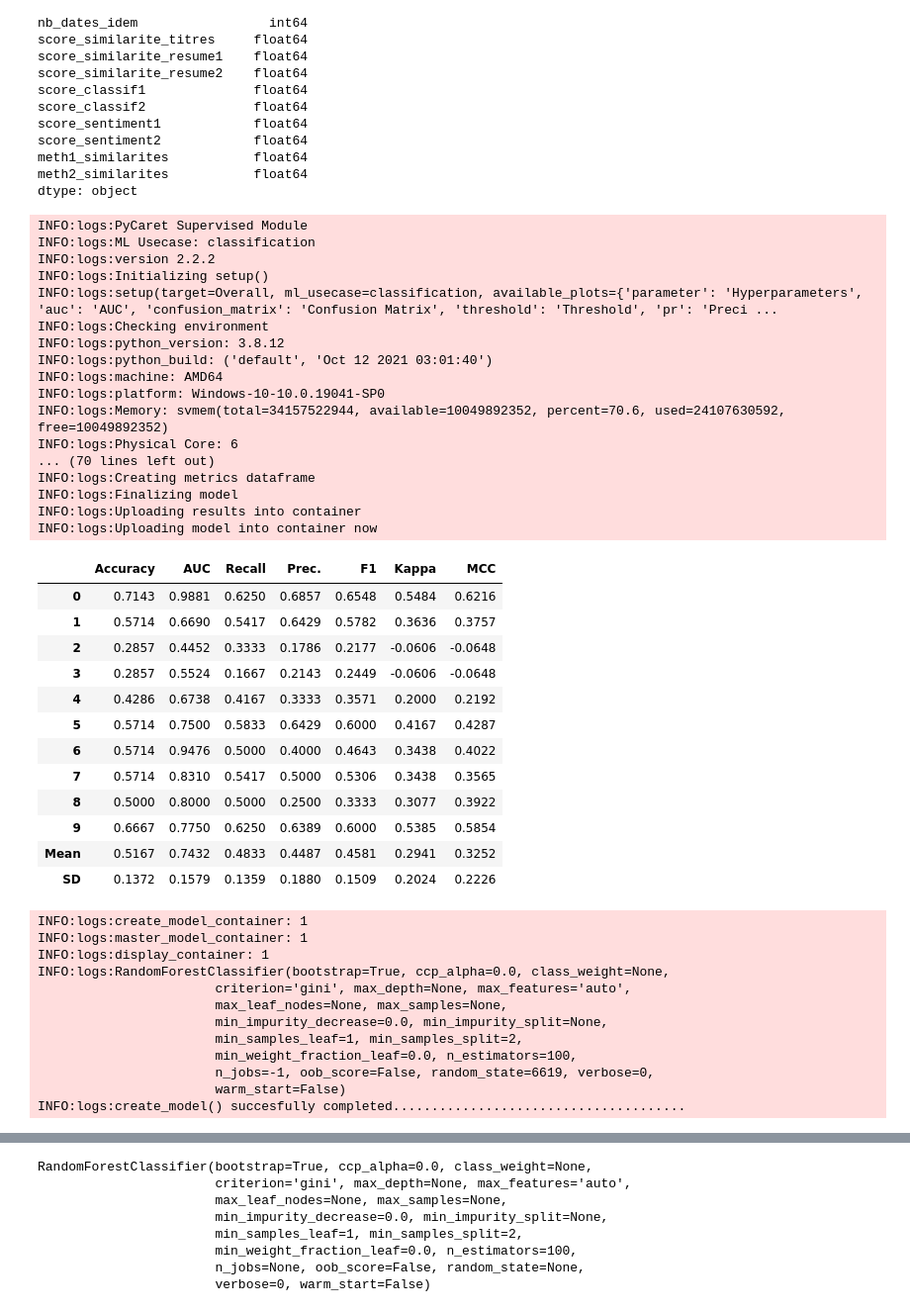
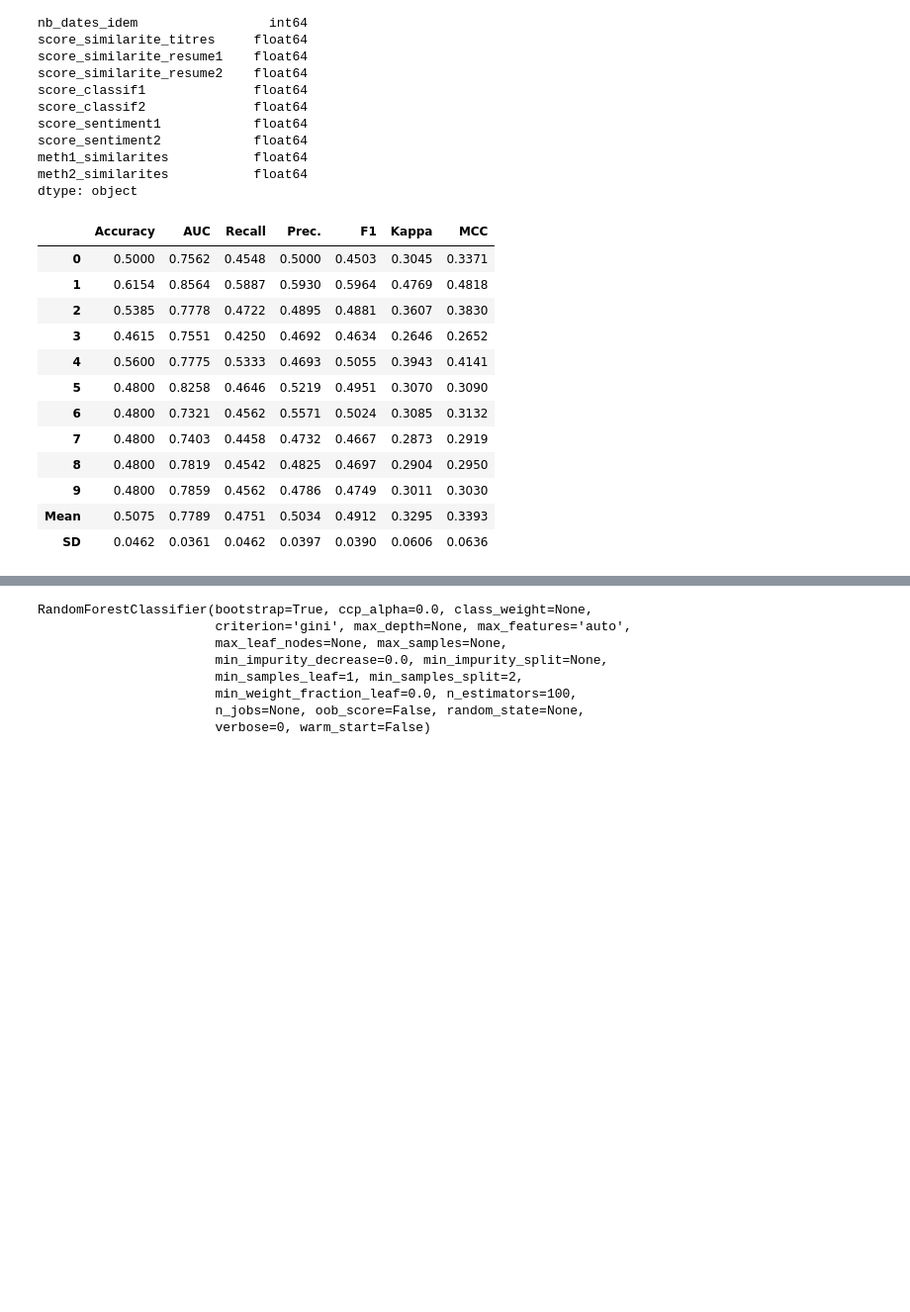
Before and after one commit to sebastiendufour1972/BL.Research-at-SemEval-2022-Task-8, a Jupyter notebook: german/Finalisation_programme_german.ipynb, the cells around one changed output, grey strips where cells are left out. Shown: that part at 99% size. Drawn from its saved outputs; the diff is of its cells as text; code cells hidden in the pictures; blank space fills up the shorter version.

```diff
--- a/german/Finalisation_programme_german.ipynb
+++ b/german/Finalisation_programme_german.ipynb
@@ -572,9 +566,10 @@ similarites.to_csv('corpus_de_notes.csv')   # A ELIMINER SI CONCAT OK
 # %% [markdown]
 ## Classification Sklearn Pycaret
 # %%
-allemand = pd.read_csv('corpus_de_notes2.csv',index_col=0)
+allemand = pd.read_csv('corpus_de_notes.csv',index_col=0)
 # %%
-# attention certains textes ne sont pas fournies et mis en "Error" : A supprimer donc
-allemand[allemand.meth1_similarites=='Error']
+# attention certains textes ne sont pas fournies et donc mis en "Error" : A supprimer donc
+# On pourrait éventuellement tester en ne prenant plus les meth similarités ds les predicteurs
+allemand = allemand[allemand.meth1_similarites!='Error']
 # %% [output]
 |  | ligne | title_1 | title_2 | text_1 | text_2 | Geography | Entities | Time | Narrative | Overall | ... |
@@ -777,50 +711,21 @@ predicteurs = ['nb_entites_idem', 'nb_lieux_idem', 'nb_dates_idem', 'score_simil
 # %%
 Xtrain = essai_classif[predicteurs + ['Overall']]
 german_classif = setup(data = Xtrain,  target = 'Overall', html=False, silent=True, verbose=False)
-rf = create_model(rf)
+rf = create_model('rf')
 # %% [output]
-INFO:logs:PyCaret Supervised Module
-INFO:logs:ML Usecase: classification
-INFO:logs:version 2.2.2
-INFO:logs:Initializing setup()
-INFO:logs:setup(target=Overall, ml_usecase=classification, available_plots={'parameter': 'Hyperparameters', 'auc': 'AUC', 'confusion_matrix': 'Confusion Matrix', 'threshold': 'Threshold', 'pr': 'Preci ...
-INFO:logs:Checking environment
-INFO:logs:python_version: 3.8.12
-INFO:logs:python_build: ('default', 'Oct 12 2021 03:01:40')
-INFO:logs:machine: AMD64
-INFO:logs:platform: Windows-10-10.0.19041-SP0
-INFO:logs:Memory: svmem(total=34157522944, available=10049892352, percent=70.6, used=24107630592, free=10049892352)
-INFO:logs:Physical Core: 6
-... (70 lines left out)
-INFO:logs:Creating metrics dataframe
-INFO:logs:Finalizing model
-INFO:logs:Uploading results into container
-INFO:logs:Uploading model into container now
 |  | Accuracy | AUC | Recall | Prec. | F1 | Kappa | MCC |
-| 0 | 0.7143 | 0.9881 | 0.6250 | 0.6857 | 0.6548 | 0.5484 | 0.6216 |
-| 1 | 0.5714 | 0.6690 | 0.5417 | 0.6429 | 0.5782 | 0.3636 | 0.3757 |
-| 2 | 0.2857 | 0.4452 | 0.3333 | 0.1786 | 0.2177 | -0.0606 | -0.0648 |
-| 3 | 0.2857 | 0.5524 | 0.1667 | 0.2143 | 0.2449 | -0.0606 | -0.0648 |
-| 4 | 0.4286 | 0.6738 | 0.4167 | 0.3333 | 0.3571 | 0.2000 | 0.2192 |
-| 5 | 0.5714 | 0.7500 | 0.5833 | 0.6429 | 0.6000 | 0.4167 | 0.4287 |
-| 6 | 0.5714 | 0.9476 | 0.5000 | 0.4000 | 0.4643 | 0.3438 | 0.4022 |
-| 7 | 0.5714 | 0.8310 | 0.5417 | 0.5000 | 0.5306 | 0.3438 | 0.3565 |
-| 8 | 0.5000 | 0.8000 | 0.5000 | 0.2500 | 0.3333 | 0.3077 | 0.3922 |
-| 9 | 0.6667 | 0.7750 | 0.6250 | 0.6389 | 0.6000 | 0.5385 | 0.5854 |
-| Mean | 0.5167 | 0.7432 | 0.4833 | 0.4487 | 0.4581 | 0.2941 | 0.3252 |
-| SD | 0.1372 | 0.1579 | 0.1359 | 0.1880 | 0.1509 | 0.2024 | 0.2226 |
+| 0 | 0.5000 | 0.7562 | 0.4548 | 0.5000 | 0.4503 | 0.3045 | 0.3371 |
+| 1 | 0.6154 | 0.8564 | 0.5887 | 0.5930 | 0.5964 | 0.4769 | 0.4818 |
+| 2 | 0.5385 | 0.7778 | 0.4722 | 0.4895 | 0.4881 | 0.3607 | 0.3830 |
+| 3 | 0.4615 | 0.7551 | 0.4250 | 0.4692 | 0.4634 | 0.2646 | 0.2652 |
+| 4 | 0.5600 | 0.7775 | 0.5333 | 0.4693 | 0.5055 | 0.3943 | 0.4141 |
+| 5 | 0.4800 | 0.8258 | 0.4646 | 0.5219 | 0.4951 | 0.3070 | 0.3090 |
+| 6 | 0.4800 | 0.7321 | 0.4562 | 0.5571 | 0.5024 | 0.3085 | 0.3132 |
+| 7 | 0.4800 | 0.7403 | 0.4458 | 0.4732 | 0.4667 | 0.2873 | 0.2919 |
+| 8 | 0.4800 | 0.7819 | 0.4542 | 0.4825 | 0.4697 | 0.2904 | 0.2950 |
+| 9 | 0.4800 | 0.7859 | 0.4562 | 0.4786 | 0.4749 | 0.3011 | 0.3030 |
+| Mean | 0.5075 | 0.7789 | 0.4751 | 0.5034 | 0.4912 | 0.3295 | 0.3393 |
+| SD | 0.0462 | 0.0361 | 0.0462 | 0.0397 | 0.0390 | 0.0606 | 0.0636 |
-INFO:logs:create_model_container: 1
-INFO:logs:master_model_container: 1
-INFO:logs:display_container: 1
-INFO:logs:RandomForestClassifier(bootstrap=True, ccp_alpha=0.0, class_weight=None,
-                       criterion='gini', max_depth=None, max_features='auto',
-                       max_leaf_nodes=None, max_samples=None,
-                       min_impurity_decrease=0.0, min_impurity_split=None,
-                       min_samples_leaf=1, min_samples_split=2,
-                       min_weight_fraction_leaf=0.0, n_estimators=100,
-                       n_jobs=-1, oob_score=False, random_state=6619, verbose=0,
-                       warm_start=False)
-INFO:logs:create_model() succesfully completed......................................
 # %%
 # predictions = predict_model(rf)  # ne marche pas ????
 # predictions
```
Also changed, not shown: parts of 50 cells of this notebook.
